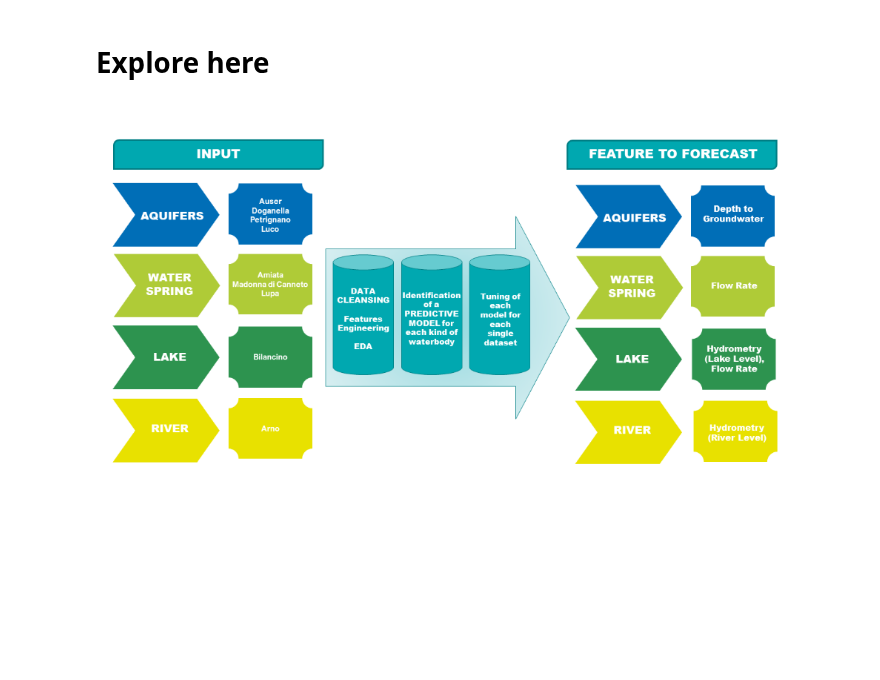
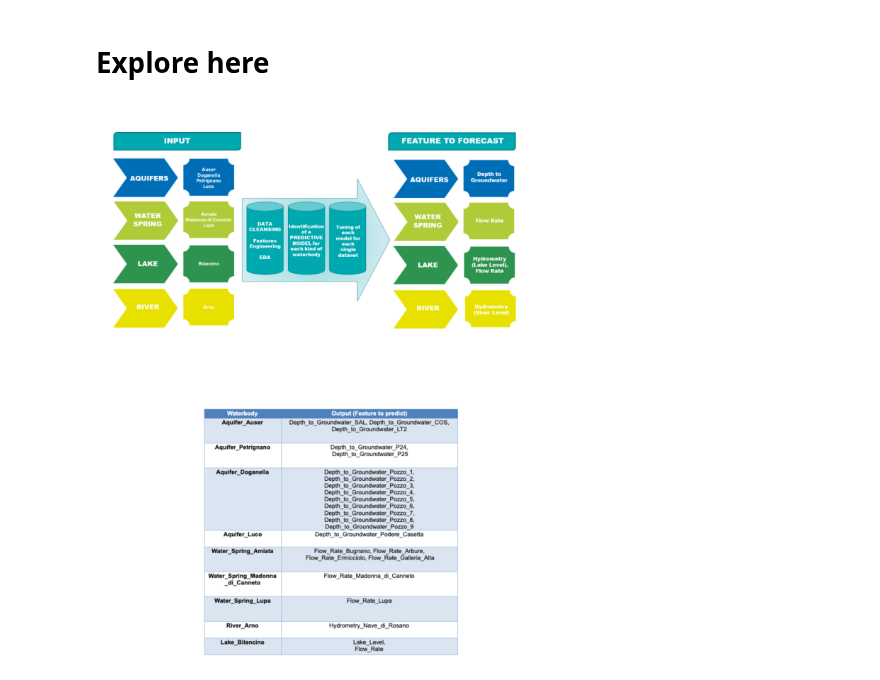
Before and after one commit to JosBerGon34/4GA.DataScience, a Jupyter notebook: src/explore.ipynb, the cells around one changed output. Saved outputs shown, nothing was run; the diff lists cells and outputs as text; code cells hidden in the pictures; blank space fills up the shorter version.

```diff
--- a/src/explore.ipynb
+++ b/src/explore.ipynb
@@ -7,10 +7,21 @@ import sklearn
 import matplotlib.pyplot as plt
 import seaborn as sns
 from IPython.display import Image
+import matplotlib.image as mpimg
 #https://www.kaggle.com/competitions/acea-water-prediction/overview
-Image("/workspaces/JBGTimeSeriesProject2/data/CuerposdeAgua.png")
-# %% [output]
-[figure, removed]
+# %%
+''''Visualizar imagenes como si graficas
+se tratasen'''
+img1 = mpimg.imread("/workspaces/JBGTimeSeriesProject2/data/CuerposdeAgua.png")
+img2 = mpimg.imread("/workspaces/JBGTimeSeriesProject2/data/AceaInputs-targets.png")
+fig, axs = plt.subplots(2, 1, figsize=(10, 10))
+axs[0].imshow(img1)
+axs[0].axis('off')
+axs[1].imshow(img2)
+axs[1].axis('off')
+plt.show()
+# %% [output]
+[figure, added]
 # %%
 '''VAMOS A REALIZAR UN ANALISIS DE LO QUE TENEMOS EN LA IMAGEN:
 Tipo: Acuiferos(Ac). Manantiales de agua(Ma). Lagos(L). Ríos(R)
```
Also changed, not shown: parts of 1 cell of this notebook.
